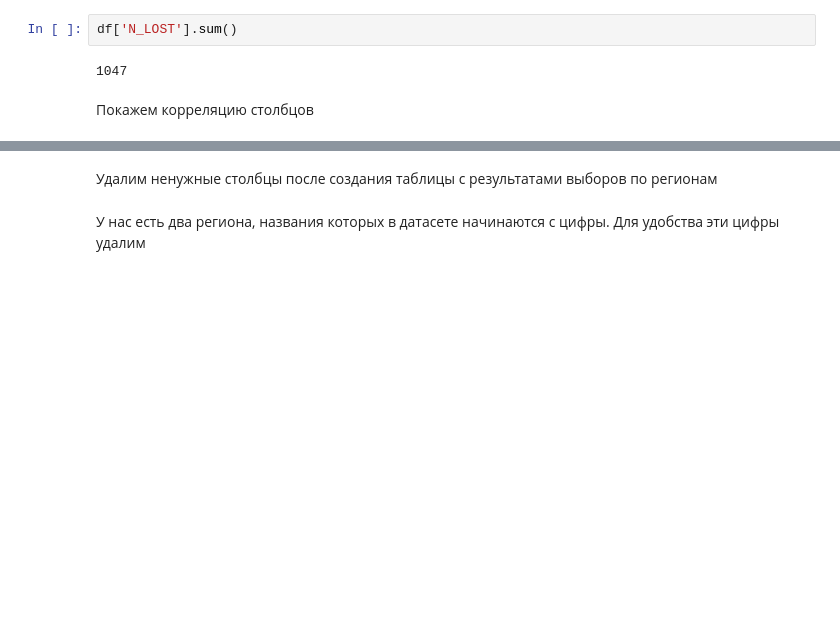
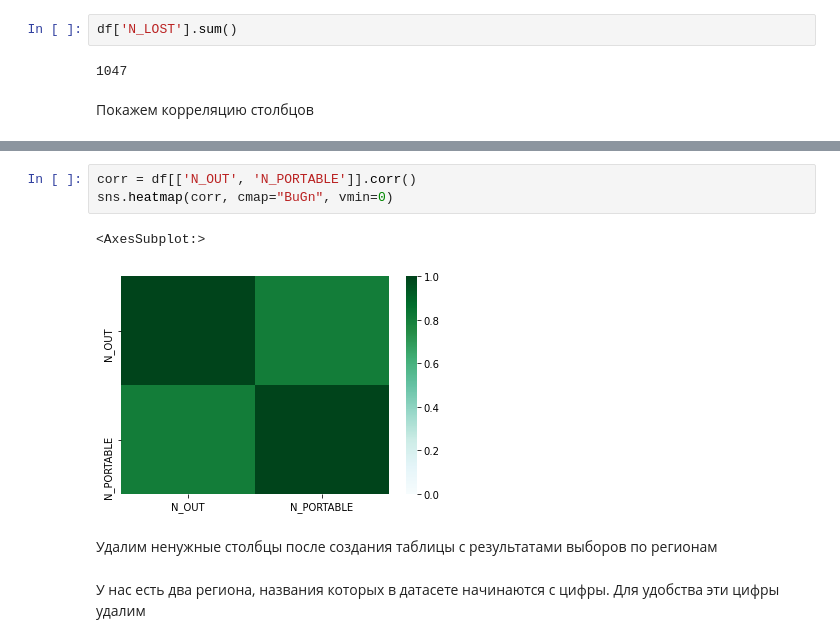
Before and after one commit to MatveyVlasov/visualization, a Jupyter notebook: homework03/lab3.ipynb, the cells around one changed output, grey strips where cells are left out. Drawn from its saved outputs; the diff is of its cells as text; blank space fills up the shorter version.

```diff
--- a/homework03/lab3.ipynb
+++ b/homework03/lab3.ipynb
@@ -104,3 +105,9 @@ df[['N_OUT', 'N_PORTABLE']].corr()
+# %%
+corr = df[['N_OUT', 'N_PORTABLE']].corr()
+sns.heatmap(corr, cmap="BuGn", vmin=0)
+# %% [output]
+<AxesSubplot:>
+[figure, added]
 # %% [markdown]
 Удалим ненужные столбцы после создания таблицы с результатами выборов по регионам
 # %% [markdown]
```
Also changed, not shown: parts of 6 cells of this notebook, 1 other file.
